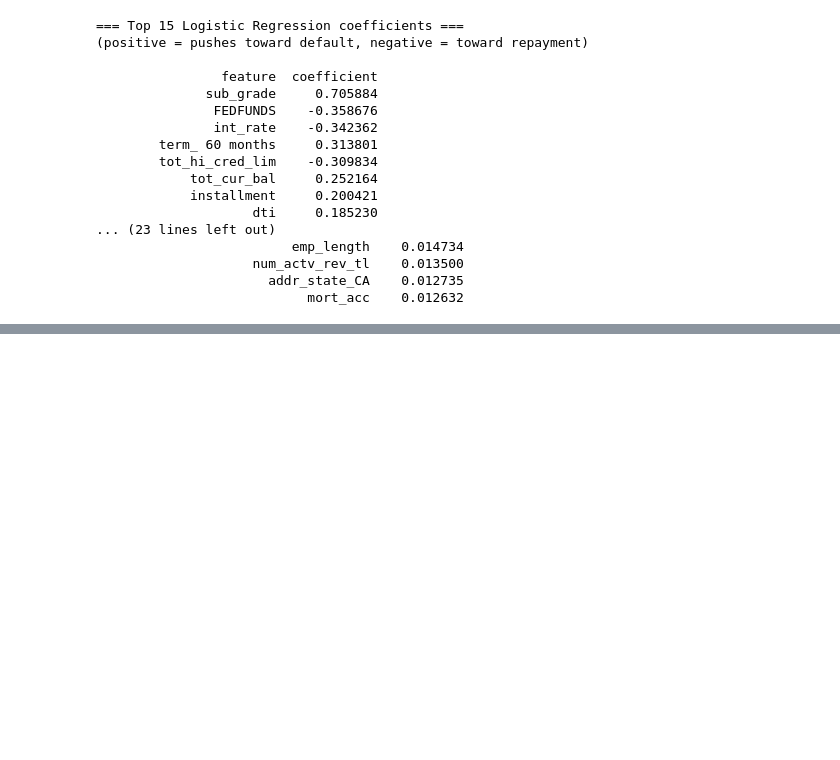
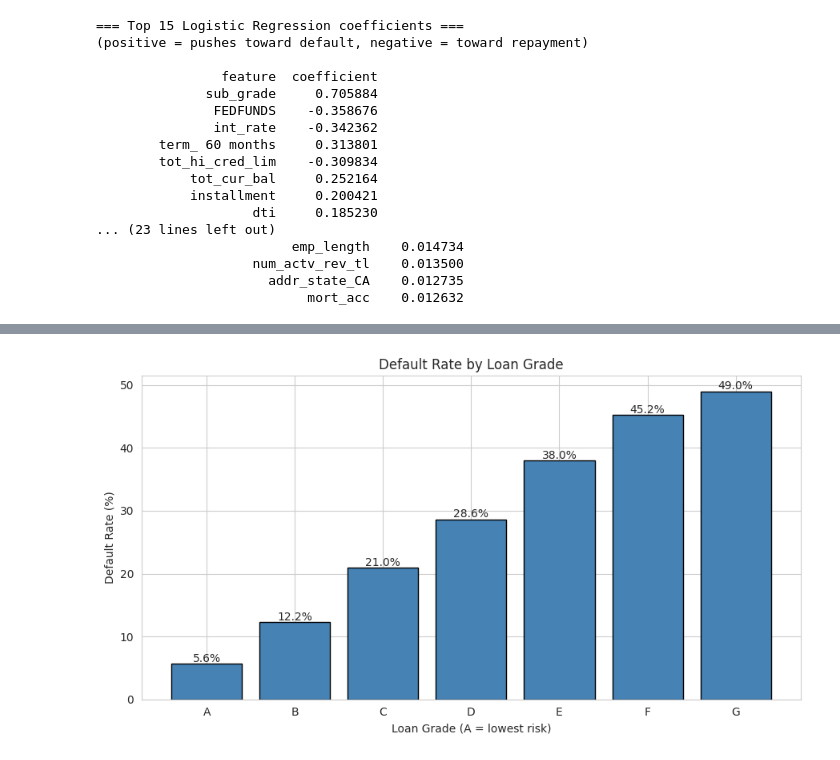
Before and after one commit to TanmayYenge/credit-default-prediction, a Jupyter notebook: notebooks/credit_default_analysis.ipynb, the cells around one changed output, grey strips where cells are left out. Saved outputs shown, nothing was run; the diff lists cells and outputs as text; code cells hidden in the pictures; blank space fills up the shorter version.

```diff
--- a/notebooks/credit_default_analysis.ipynb
+++ b/notebooks/credit_default_analysis.ipynb
@@ -506,0 +507,20 @@ k=8: inertia=257,303
+# %%
+import matplotlib.pyplot as plt
+import os
+os.makedirs('/content/drive/MyDrive/BA889_ResearchProposal/results', exist_ok=True)
+
+grade_default = df.groupby('grade')['target'].agg(['mean', 'count']).sort_index()
+grade_default['mean_pct'] = grade_default['mean'] * 100
+
+fig, ax = plt.subplots(figsize=(9, 5))
+bars = ax.bar(grade_default.index, grade_default['mean_pct'], color='steelblue', edgecolor='black')
+ax.set_xlabel('Loan Grade (A = lowest risk)')
+ax.set_ylabel('Default Rate (%)')
+ax.set_title('Default Rate by Loan Grade')
+for bar, pct in zip(bars, grade_default['mean_pct']):
+    ax.text(bar.get_x() + bar.get_width()/2, bar.get_height() + 0.3, f'{pct:.1f}%', ha='center', fontsize=10)
+plt.tight_layout()
+plt.savefig('/content/drive/MyDrive/BA889_ResearchProposal/results/fig1_grade.png', dpi=150, bbox_inches='tight')
+plt.show()
+# %% [output]
+[figure, added]
```
Also changed, not shown: parts of 5 cells of this notebook.
